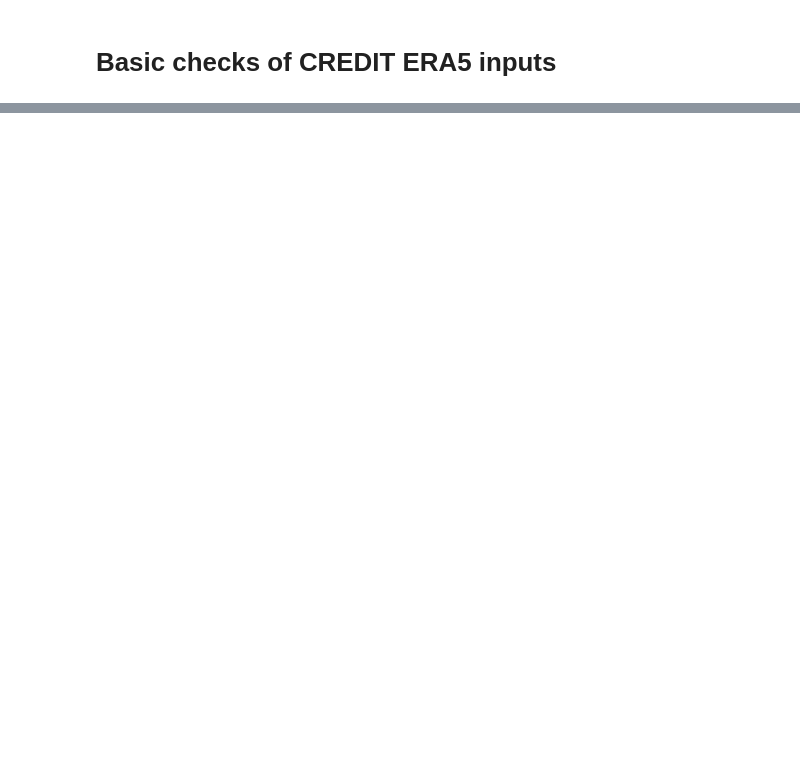
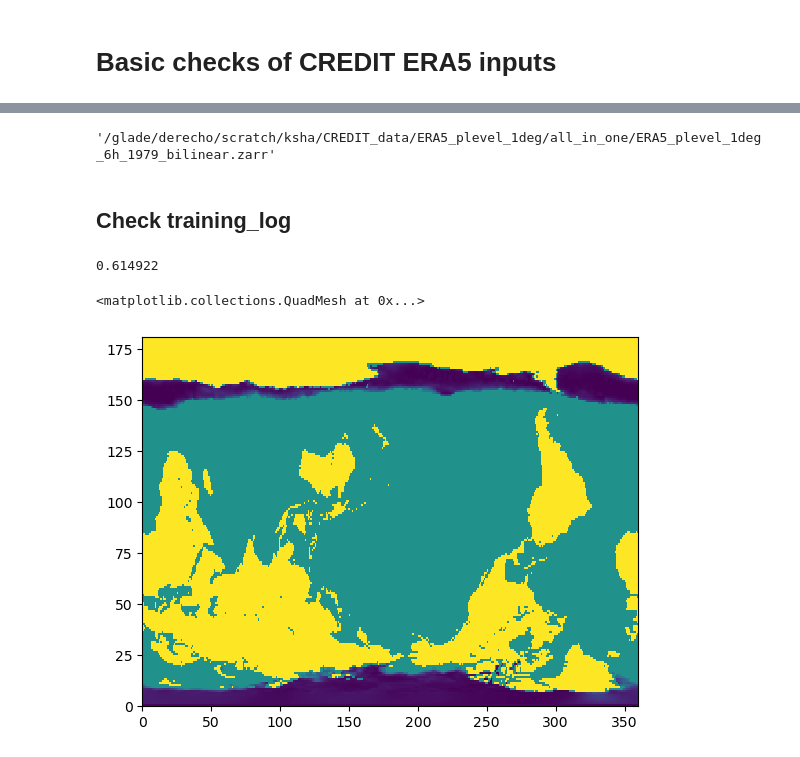
Before and after one commit to yingkaisha/credit-data, a Jupyter notebook: data_preprocessing/QC00_ERA5_data_checks.ipynb, the cells around one changed output, grey strips where cells are left out. Cells and saved outputs as stored; diff of their text form; code cells hidden in the pictures; blank space fills up the shorter version.

```diff
--- a/data_preprocessing/QC00_ERA5_data_checks.ipynb
+++ b/data_preprocessing/QC00_ERA5_data_checks.ipynb
@@ -71,0 +83,19 @@ Dataset contains NaNs: False
+# %%
+filenames[0]
+# %% [output]
+'/glade/derecho/scratch/ksha/CREDIT_data/ERA5_plevel_1deg/all_in_one/ERA5_plevel_1deg_6h_1979_bilinear.zarr'
+# %% [markdown]
+## Check training_log
+# %%
+ds = xr.open_zarr('/glade/derecho/scratch/ksha/CREDIT_data/ERA5_plevel_1deg/all_in_one/ERA5_plevel_1deg_6h_1979_bilinear.zarr')
+# %%
+mask = np.array(ds['land_sea_CI_mask'].isel(time=999))
+# %%
+np.std(mask)
+# %% [output]
+0.614922
+# %%
+plt.pcolormesh(mask)
+# %% [output]
+<matplotlib.collections.QuadMesh at 0x...>
+[figure, added]
```
Also changed, not shown: parts of 40 cells of this notebook.
